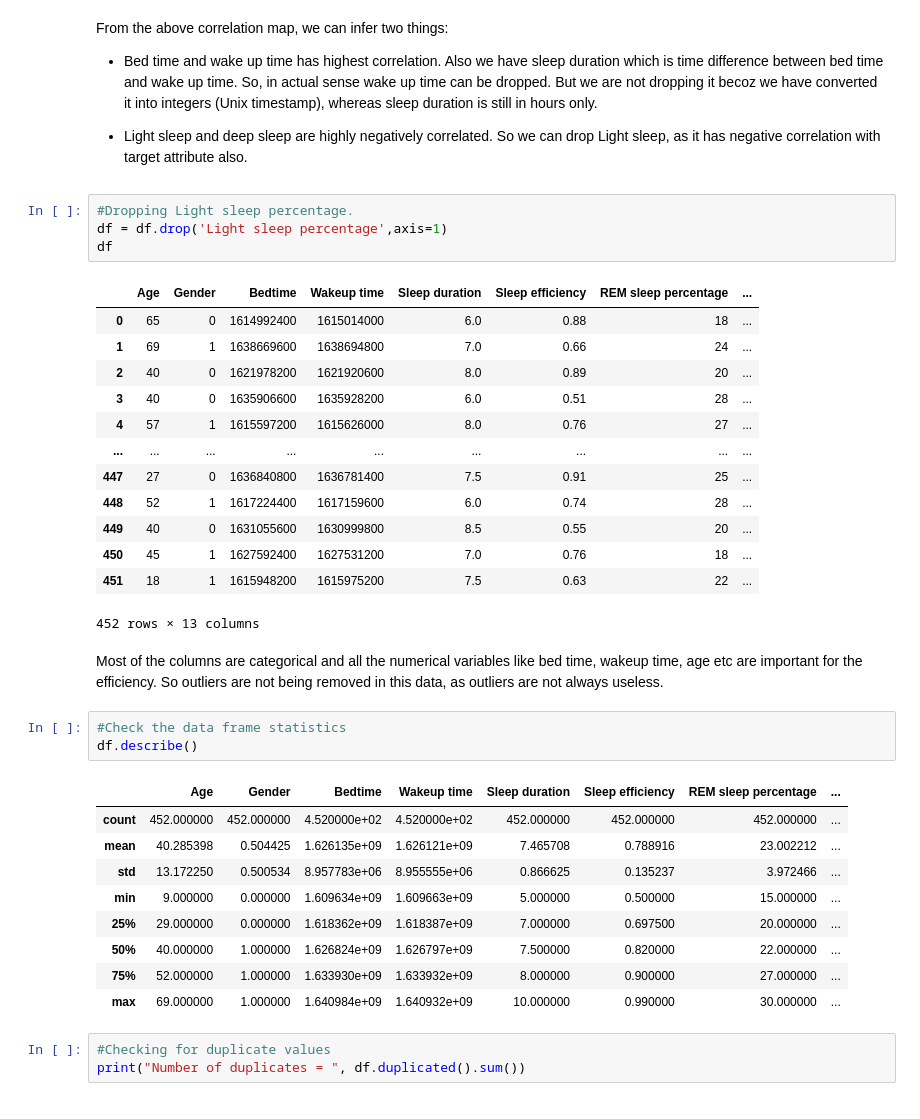
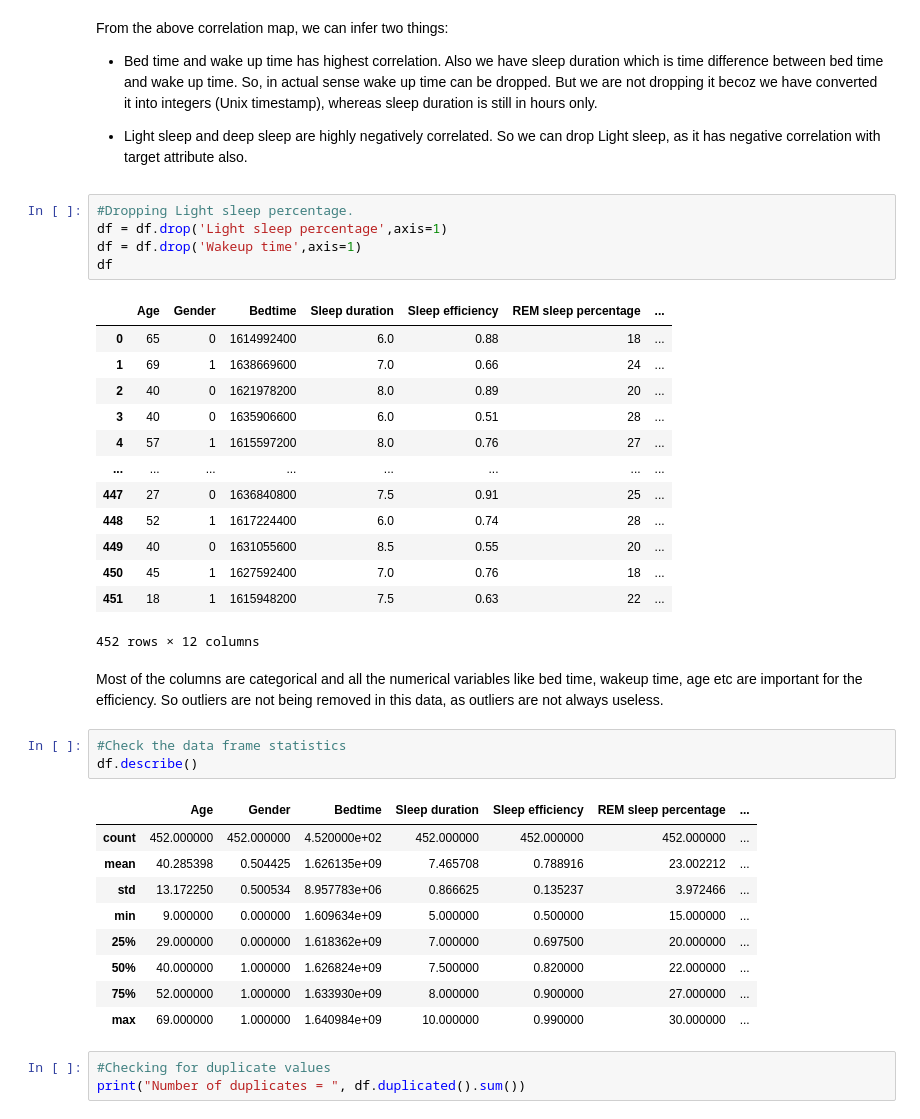
Before and after one commit to shashankvankadari/Predicting-sleep-efficiency, a Jupyter notebook: DSCI441_FinalProject.ipynb, the cells around one changed output. Cells and saved outputs as stored; diff of their text form.

```diff
--- a/DSCI441_FinalProject.ipynb
+++ b/DSCI441_FinalProject.ipynb
@@ -133,36 +133,37 @@ From the above correlation map, we can infer two things:
 # %%
 #Dropping Light sleep percentage.
 df = df.drop('Light sleep percentage',axis=1)
+df = df.drop('Wakeup time',axis=1)
 df
 # %% [output]
-|  | Age | Gender | Bedtime | Wakeup time | Sleep duration | Sleep efficiency | REM sleep percentage | ... |
-| 0 | 65 | 0 | 1614992400 | 1615014000 | 6.0 | 0.88 | 18 | ... |
-| 1 | 69 | 1 | 1638669600 | 1638694800 | 7.0 | 0.66 | 24 | ... |
-| 2 | 40 | 0 | 1621978200 | 1621920600 | 8.0 | 0.89 | 20 | ... |
-| 3 | 40 | 0 | 1635906600 | 1635928200 | 6.0 | 0.51 | 28 | ... |
-| 4 | 57 | 1 | 1615597200 | 1615626000 | 8.0 | 0.76 | 27 | ... |
-| ... | ... | ... | ... | ... | ... | ... | ... | ... |
-| 447 | 27 | 0 | 1636840800 | 1636781400 | 7.5 | 0.91 | 25 | ... |
-| 448 | 52 | 1 | 1617224400 | 1617159600 | 6.0 | 0.74 | 28 | ... |
-| 449 | 40 | 0 | 1631055600 | 1630999800 | 8.5 | 0.55 | 20 | ... |
-| 450 | 45 | 1 | 1627592400 | 1627531200 | 7.0 | 0.76 | 18 | ... |
-| 451 | 18 | 1 | 1615948200 | 1615975200 | 7.5 | 0.63 | 22 | ... |
+|  | Age | Gender | Bedtime | Sleep duration | Sleep efficiency | REM sleep percentage | ... |
+| 0 | 65 | 0 | 1614992400 | 6.0 | 0.88 | 18 | ... |
+| 1 | 69 | 1 | 1638669600 | 7.0 | 0.66 | 24 | ... |
+| 2 | 40 | 0 | 1621978200 | 8.0 | 0.89 | 20 | ... |
+| 3 | 40 | 0 | 1635906600 | 6.0 | 0.51 | 28 | ... |
+| 4 | 57 | 1 | 1615597200 | 8.0 | 0.76 | 27 | ... |
+| ... | ... | ... | ... | ... | ... | ... | ... |
+| 447 | 27 | 0 | 1636840800 | 7.5 | 0.91 | 25 | ... |
+| 448 | 52 | 1 | 1617224400 | 6.0 | 0.74 | 28 | ... |
+| 449 | 40 | 0 | 1631055600 | 8.5 | 0.55 | 20 | ... |
+| 450 | 45 | 1 | 1627592400 | 7.0 | 0.76 | 18 | ... |
+| 451 | 18 | 1 | 1615948200 | 7.5 | 0.63 | 22 | ... |
-452 rows × 13 columns
+452 rows × 12 columns
 # %% [markdown]
 Most of the columns are categorical and all the numerical variables like bed time, wakeup time, age etc are important for the efficiency. So outliers are not being removed in this data, as outliers are not always useless.
 # %%
 #Check the data frame statistics
 df.describe()
 # %% [output]
-|  | Age | Gender | Bedtime | Wakeup time | Sleep duration | Sleep efficiency | REM sleep percentage | ... |
-| count | 452.000000 | 452.000000 | 4.520000e+02 | 4.520000e+02 | 452.000000 | 452.000000 | 452.000000 | ... |
-| mean | 40.285398 | 0.504425 | 1.626135e+09 | 1.626121e+09 | 7.465708 | 0.788916 | 23.002212 | ... |
-| std | 13.172250 | 0.500534 | 8.957783e+06 | 8.955555e+06 | 0.866625 | 0.135237 | 3.972466 | ... |
-| min | 9.000000 | 0.000000 | 1.609634e+09 | 1.609663e+09 | 5.000000 | 0.500000 | 15.000000 | ... |
-| 25% | 29.000000 | 0.000000 | 1.618362e+09 | 1.618387e+09 | 7.000000 | 0.697500 | 20.000000 | ... |
-| 50% | 40.000000 | 1.000000 | 1.626824e+09 | 1.626797e+09 | 7.500000 | 0.820000 | 22.000000 | ... |
-| 75% | 52.000000 | 1.000000 | 1.633930e+09 | 1.633932e+09 | 8.000000 | 0.900000 | 27.000000 | ... |
-| max | 69.000000 | 1.000000 | 1.640984e+09 | 1.640932e+09 | 10.000000 | 0.990000 | 30.000000 | ... |
+|  | Age | Gender | Bedtime | Sleep duration | Sleep efficiency | REM sleep percentage | ... |
+| count | 452.000000 | 452.000000 | 4.520000e+02 | 452.000000 | 452.000000 | 452.000000 | ... |
+| mean | 40.285398 | 0.504425 | 1.626135e+09 | 7.465708 | 0.788916 | 23.002212 | ... |
+| std | 13.172250 | 0.500534 | 8.957783e+06 | 0.866625 | 0.135237 | 3.972466 | ... |
+| min | 9.000000 | 0.000000 | 1.609634e+09 | 5.000000 | 0.500000 | 15.000000 | ... |
+| 25% | 29.000000 | 0.000000 | 1.618362e+09 | 7.000000 | 0.697500 | 20.000000 | ... |
+| 50% | 40.000000 | 1.000000 | 1.626824e+09 | 7.500000 | 0.820000 | 22.000000 | ... |
+| 75% | 52.000000 | 1.000000 | 1.633930e+09 | 8.000000 | 0.900000 | 27.000000 | ... |
+| max | 69.000000 | 1.000000 | 1.640984e+09 | 10.000000 | 0.990000 | 30.000000 | ... |
 # %%
 #Checking for duplicate values
 print("Number of duplicates = ", df.duplicated().sum())
```
Also changed, not shown: parts of 13 cells of this notebook.
